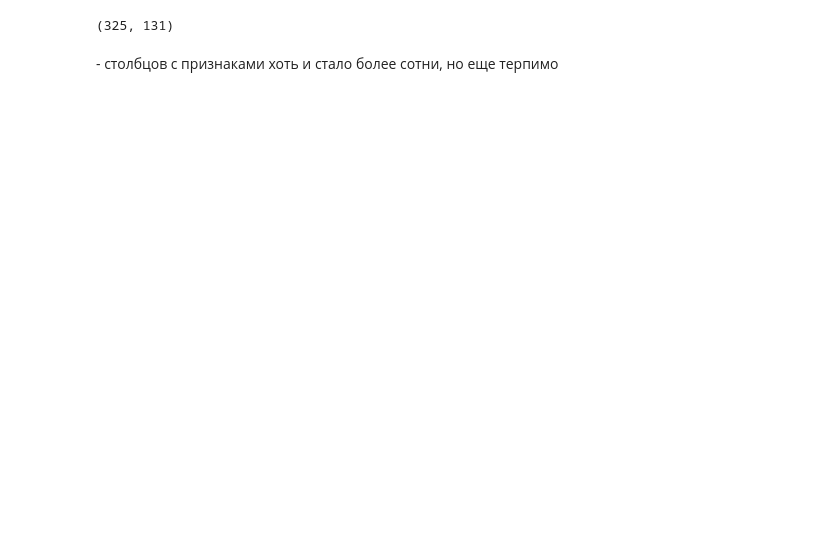
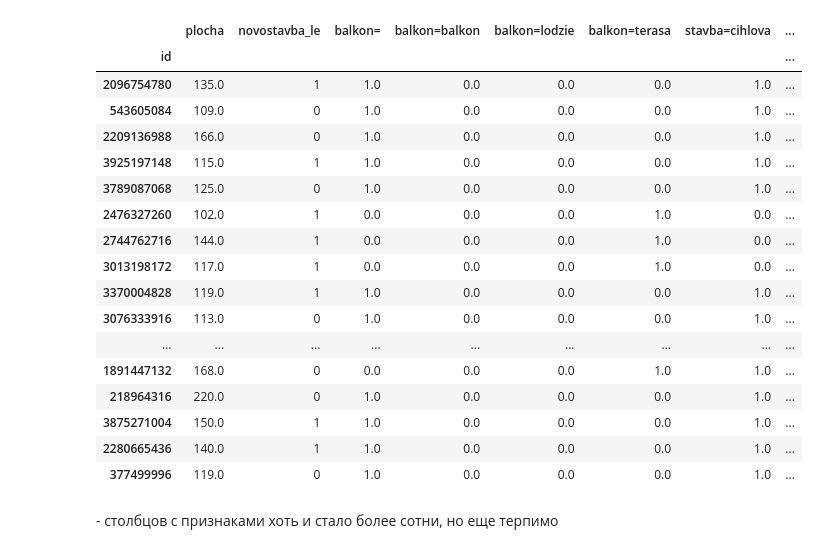
Before and after one commit to denisPetruchik/priceTest, a Jupyter notebook: analysis.ipynb, the cells around one changed output. Drawn from its saved outputs; the diff is of its cells as text; code cells hidden in the pictures; blank space fills up the shorter version.

```diff
--- a/analysis.ipynb
+++ b/analysis.ipynb
@@ -601,0 +126,2 @@ df = df.drop(u'Этаж / Этажность', axis=1)
+# %%
+df['plocha'] = pd.to_numeric(df['plocha'], errors='coerce')
@@ -601,0 +130,17 @@ df = df.drop(u'Этаж / Этажность', axis=1)
+# %%
+def contains_converter(mapping, param):
+    for i in mapping:
+        if param.find(i) > -1:
+            return mapping[i]
+    return ''
+balcony_mapping = {
+        u'balkon':u'balkon',
+        u'lodzie':u'lodzie',
+        u'terasa':u'terasa'
+    }
+
+df['sklep'] = df['navic'].str.contains('sklep')
+df['parkovani'] = df['navic'].str.contains('parkovani')
+df['vytah'] = df['navic'].str.contains('vytah')
+df['balkon'] = df['navic'].map(lambda x: contains_converter(balcony_mapping, x))
+df.head()
@@ -678,13 +230,15 @@ def perform_dummy_coding_and_delete_column(df, column_name, le_encoder):
 # %%
 # Кодируем категориальные признаки при помощи Label и Dummy-кодирования:
 #
-phone_le_converter = encode_with_LabelEncoder(X,u'Телефон')
-X, balcony_le_encoder = encode_with_OneHotEncoder_and_delete_column(X,u'Балкон')
-X, metro_le_encoder = encode_with_OneHotEncoder_and_delete_column(X,u'Ближайшее метро')
-X, wall_materials_le_encoder = encode_with_OneHotEncoder_and_delete_column(X,u'Материал стен')
-X, ground_le_encoder = encode_with_OneHotEncoder_and_delete_column(X,u'Полы')
-X, region_le_encoder = encode_with_OneHotEncoder_and_delete_column(X,u'Район')
-X, subregion_le_encoder = encode_with_OneHotEncoder_and_delete_column(X,u'Микрорайон')
-X, toilet_le_encoder = encode_with_OneHotEncoder_and_delete_column(X,u'Санузел')
-X, house_type_le_encoder = encode_with_OneHotEncoder_and_delete_column(X,u'Тип дома')
-X, sell_conditions_le_encoder = encode_with_OneHotEncoder_and_delete_column(X,u'Условия продажи')
+X = df.drop({'price','navic','stitky','url','podlazi'}, axis=1)
+Y = df['price']
+novostavba_le_converter = encode_with_LabelEncoder(X,'novostavba')
+X, balcony_le_encoder = encode_with_OneHotEncoder_and_delete_column(X,'balkon')
+X, stavba_le_encoder = encode_with_OneHotEncoder_and_delete_column(X,'stavba')
+X, velikost_le_encoder = encode_with_OneHotEncoder_and_delete_column(X,'velikost')
+X, vlastnictvi_le_encoder = encode_with_OneHotEncoder_and_delete_column(X,'vlastnictvi')
+X, location_le_encoder = encode_with_OneHotEncoder_and_delete_column(X,'location')
+sklep_le_encoder = encode_with_LabelEncoder(X,'sklep')
+parkovani_le_encoder = encode_with_LabelEncoder(X,'parkovani')
+vytah_le_encoder = encode_with_LabelEncoder(X,'vytah')
+X.head()
@@ -691,7 +253,26 @@ X, sell_conditions_le_encoder = encode_with_OneHotEncoder_and_delete_column(X,u'
-# %%
-X.shape
-# %% [output]
-(325, 131)
+# %%
+X.shape
+X[X['plocha'] > 100]
+X
+# %% [output]
+|  | plocha | novostavba_le | balkon= | balkon=balkon | balkon=lodzie | balkon=terasa | stavba=cihlova | ... |
+| id |  |  |  |  |  |  |  | ... |
+| 2096754780 | 135.0 | 1 | 1.0 | 0.0 | 0.0 | 0.0 | 1.0 | ... |
+| 543605084 | 109.0 | 0 | 1.0 | 0.0 | 0.0 | 0.0 | 1.0 | ... |
+| 2209136988 | 166.0 | 0 | 1.0 | 0.0 | 0.0 | 0.0 | 1.0 | ... |
+| 3925197148 | 115.0 | 1 | 1.0 | 0.0 | 0.0 | 0.0 | 1.0 | ... |
+| 3789087068 | 125.0 | 0 | 1.0 | 0.0 | 0.0 | 0.0 | 1.0 | ... |
+| 2476327260 | 102.0 | 1 | 0.0 | 0.0 | 0.0 | 1.0 | 0.0 | ... |
+| 2744762716 | 144.0 | 1 | 0.0 | 0.0 | 0.0 | 1.0 | 0.0 | ... |
+| 3013198172 | 117.0 | 1 | 0.0 | 0.0 | 0.0 | 1.0 | 0.0 | ... |
+| 3370004828 | 119.0 | 1 | 1.0 | 0.0 | 0.0 | 0.0 | 1.0 | ... |
+| 3076333916 | 113.0 | 0 | 1.0 | 0.0 | 0.0 | 0.0 | 1.0 | ... |
+| ... | ... | ... | ... | ... | ... | ... | ... | ... |
+| 1891447132 | 168.0 | 0 | 0.0 | 0.0 | 0.0 | 1.0 | 1.0 | ... |
+| 218964316 | 220.0 | 0 | 1.0 | 0.0 | 0.0 | 0.0 | 1.0 | ... |
+| 3875271004 | 150.0 | 1 | 1.0 | 0.0 | 0.0 | 0.0 | 1.0 | ... |
+| 2280665436 | 140.0 | 1 | 1.0 | 0.0 | 0.0 | 0.0 | 1.0 | ... |
+| 377499996 | 119.0 | 0 | 1.0 | 0.0 | 0.0 | 0.0 | 1.0 | ... |
 # %% [markdown]
 \- столбцов с признаками хоть и стало более сотни, но еще терпимо
 # %%
```
Also changed, not shown: parts of 115 cells of this notebook, 5 other files.
